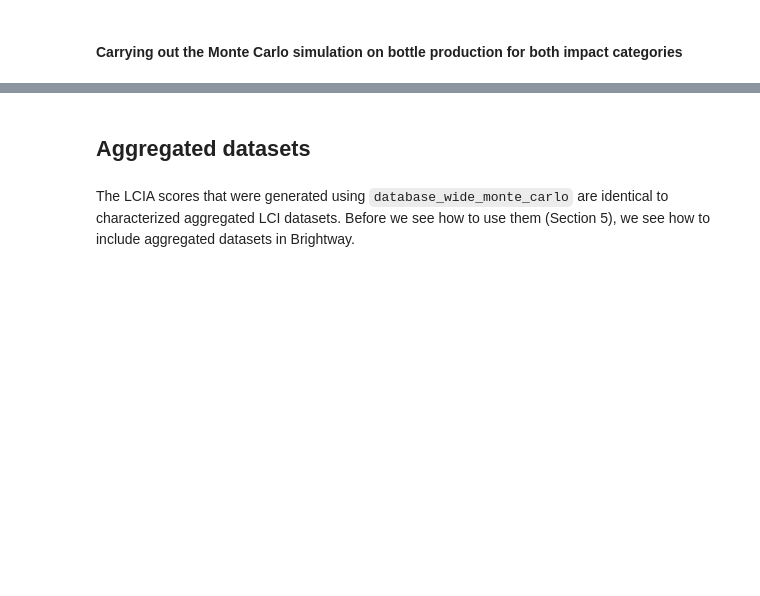
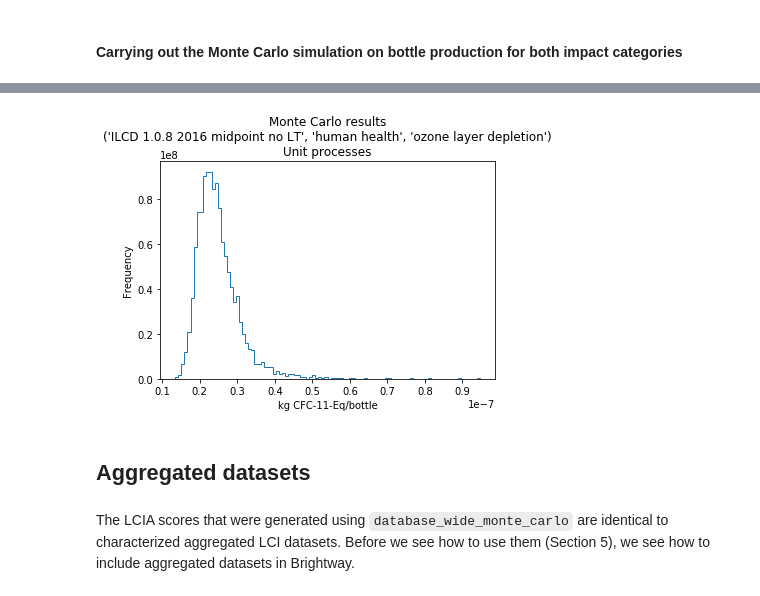
Before and after one commit to PascalLesage/database_wide_monte_carlo, a Jupyter notebook: examples/Using precalculated samples - within Brightway2 environment.ipynb, the cells around one changed output, grey strips where cells are left out. Saved outputs shown, nothing was run; the diff lists cells and outputs as text; code cells hidden in the pictures; blank space fills up the shorter version.

```diff
--- a/examples/Using precalculated samples - within Brightway2 environment.ipynb
+++ b/examples/Using precalculated samples - within Brightway2 environment.ipynb
@@ -173,10 +229,12 @@ plt.title("Monte Carlo results\n{}\nUnit processes".format(cc_method));
 # %%
 # O3
-plt.hist(scores_arr_bottle_o3_UP, histtype='step', normed=True)
+plt.hist(scores_arr_bottle_o3_UP, histtype='step', normed=True, bins=100)
 plt.xlabel("{}/bottle".format(Method(o3_method).metadata['unit']))
 plt.ylabel("Frequency")
 plt.legend()
 plt.title("Monte Carlo results\n{}\nUnit processes".format(o3_method));
+# %% [output]
+[figure, added]
 # %% [markdown]
 ## Aggregated datasets
 # %% [markdown]
```
Also changed, not shown: parts of 48 cells of this notebook.
